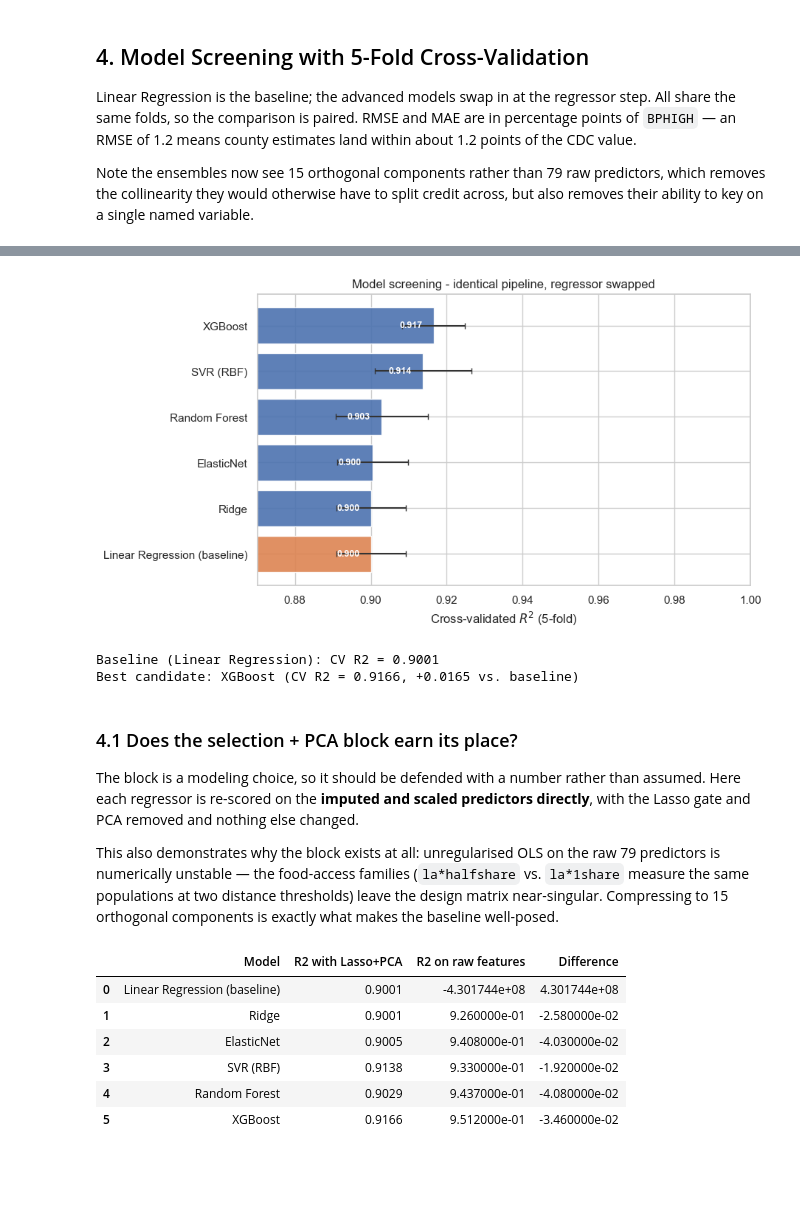
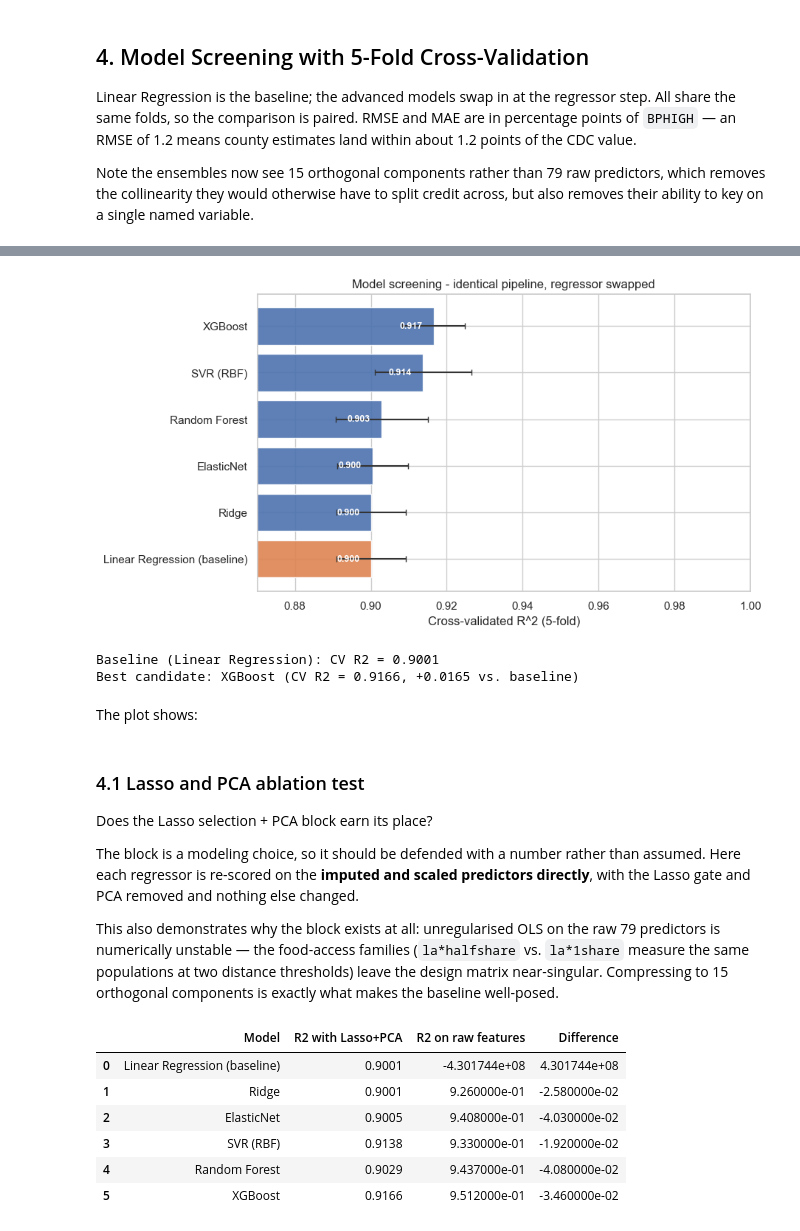
Before and after one commit to ngwalker93/ads599-capstone-hypertension-risk-atlas, a Jupyter notebook: notebooks/05_Modeling/01_modeling_pipeline.ipynb, the cells around one changed output, grey strips where cells are left out. Drawn from its saved outputs; the diff is of its cells as text; code cells hidden in the pictures; blank space fills up the shorter version.

```diff
--- a/notebooks/05_Modeling/01_modeling.ipynb
+++ b/notebooks/05_Modeling/01_modeling_pipeline.ipynb
@@ -289,31 +313,34 @@ cv_results.round(4)
 # %%
 plot_df = cv_results.sort_values("R2 (mean)")
 
 fig, ax = plt.subplots(figsize=(9, 4.8), layout="constrained")
 colors = ["#DD8452" if "baseline" in m else "#4C72B0" for m in plot_df["Model"]]
 ax.barh(plot_df["Model"], plot_df["R2 (mean)"], xerr=plot_df["R2 (sd)"],
         color=colors, alpha=0.9, error_kw={"ecolor": "#333333", "capsize": 3})
-ax.set_xlabel("Cross-validated $R^2$ (5-fold)")
+ax.set_xlabel("Cross-validated R^2 (5-fold)")
 ax.set_title("Model screening - identical pipeline, regressor swapped")
 ax.set_xlim(max(0.0, plot_df["R2 (mean)"].min() - 0.03), 1.0)
 for y_pos, value in enumerate(plot_df["R2 (mean)"]):
     ax.text(value - 0.003, y_pos, f"{value:.3f}", va="center", ha="right",
             fontsize=9, color="white", fontweight="bold")
 
 fig.savefig(FIGURES_DIR / "model_comparison_r2.png", dpi=150)
 plt.show()
 
 best_name = cv_results.loc[0, "Model"]
 baseline_r2 = cv_results.loc[cv_results["Model"].str.contains("baseline"), "R2 (mean)"].iloc[0]
 print(f"Baseline (Linear Regression): CV R2 = {baseline_r2:.4f}")
 print(f"Best candidate: {best_name} (CV R2 = {cv_results.loc[0, 'R2 (mean)']:.4f}, "
       f"{cv_results.loc[0, 'R2 (mean)'] - baseline_r2:+.4f} vs. baseline)")
 # %% [output]
-[figure, old version]
+[figure, new version]
 Baseline (Linear Regression): CV R2 = 0.9001
 Best candidate: XGBoost (CV R2 = 0.9166, +0.0165 vs. baseline)
+# %% [markdown]
+The plot shows:
 # %% [markdown]
-### 4.1 Does the selection + PCA block earn its place?
+### 4.1 Lasso and PCA ablation test
+Does the Lasso selection + PCA block earn its place?
 
 The block is a modeling choice, so it should be defended with a number rather than assumed. Here
 each regressor is re-scored on the **imputed and scaled predictors directly**, with the Lasso gate
```
Also changed, not shown: parts of 29 cells of this notebook, 4 other files.
